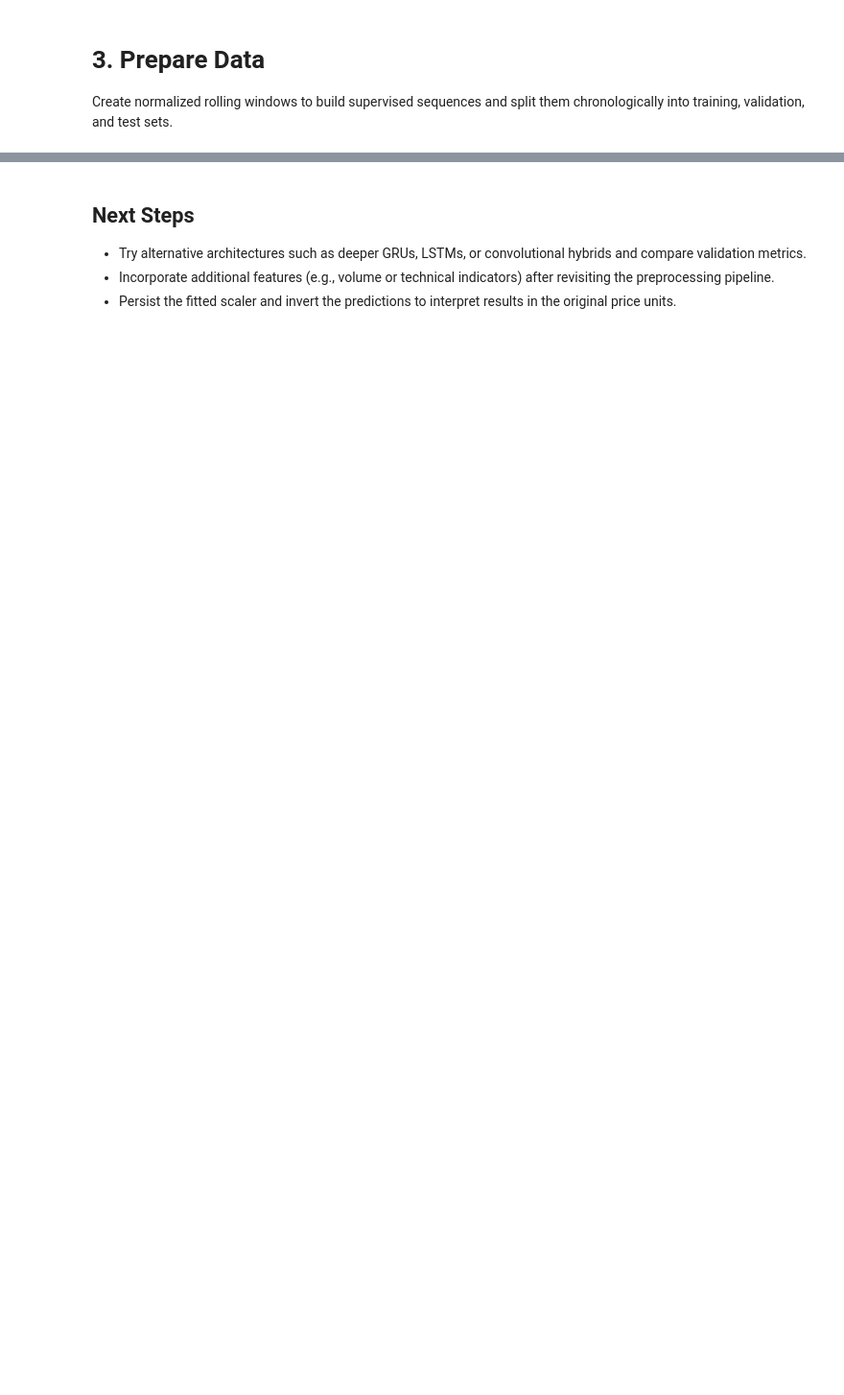
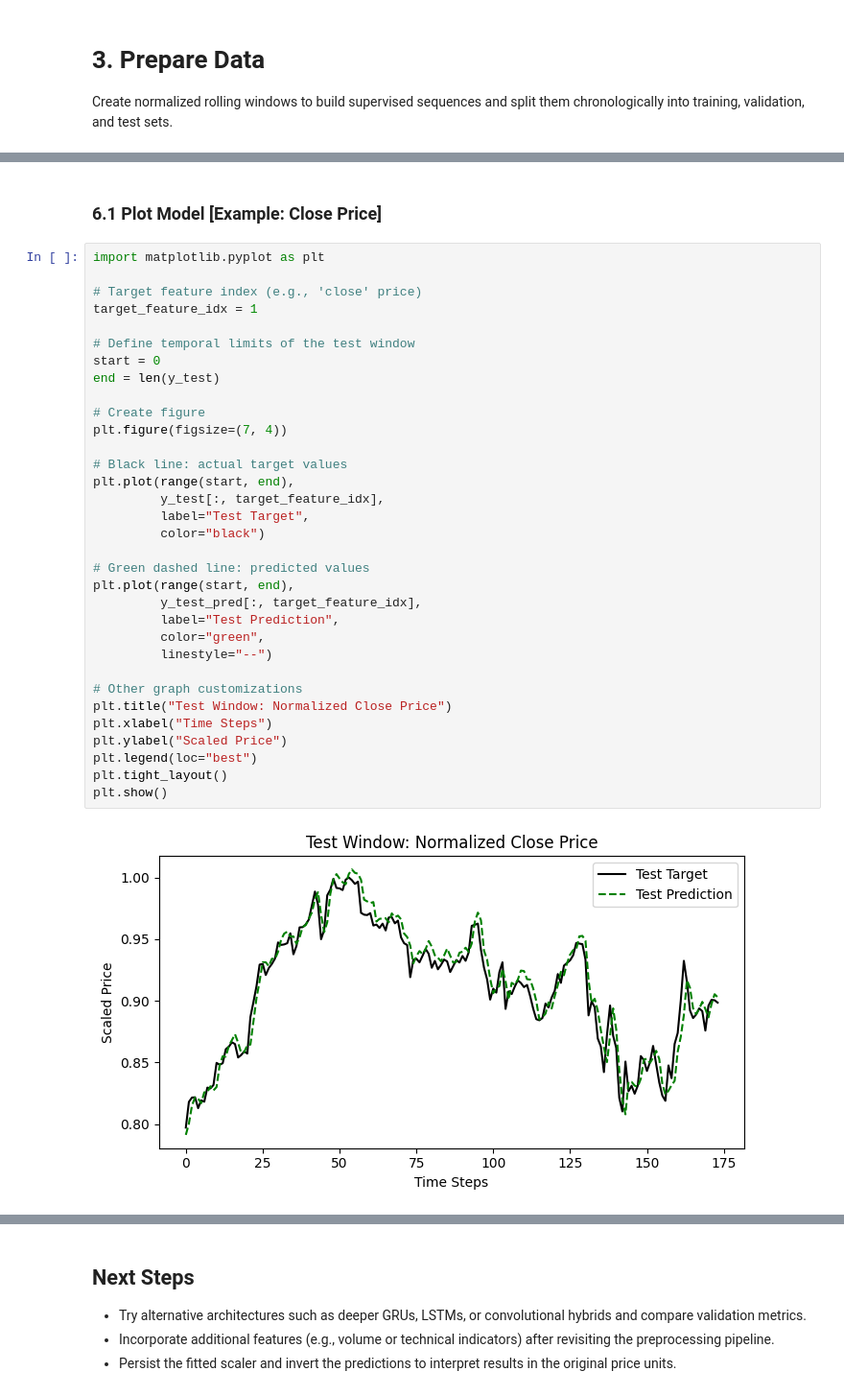
Before and after one commit to FM11pp3/RNN_Practicise_exercises-solution, a Jupyter notebook: RNN_Predictions.ipynb, the cells around one changed output, grey strips where cells are left out. Shown at 96% size. Saved outputs shown, nothing was run; the diff lists cells and outputs as text; blank space fills up the shorter version.

```diff
--- a/RNN_Predictions.ipynb
+++ b/RNN_Predictions.ipynb
@@ -254,0 +297,37 @@ for split_name, y_true, y_pred in splits:
+# %% [markdown]
+### 6.1 Plot Model [Example: Close Price]
+# %%
+import matplotlib.pyplot as plt
+
+# Target feature index (e.g., 'close' price)
+target_feature_idx = 1
+
+# Define temporal limits of the test window
+start = 0
+end = len(y_test)
+
+# Create figure
+plt.figure(figsize=(7, 4))
+
+# Black line: actual target values
+plt.plot(range(start, end),
+         y_test[:, target_feature_idx],
+         label="Test Target",
+         color="black")
+
+# Green dashed line: predicted values
+plt.plot(range(start, end),
+         y_test_pred[:, target_feature_idx],
+         label="Test Prediction",
+         color="green",
+         linestyle="--")
+
+# Other graph customizations
+plt.title("Test Window: Normalized Close Price")
+plt.xlabel("Time Steps")
+plt.ylabel("Scaled Price")
+plt.legend(loc="best")
+plt.tight_layout()
+plt.show()
+# %% [output]
+[figure, added]
```
Also changed, not shown: parts of 18 cells of this notebook, 1 other file.
